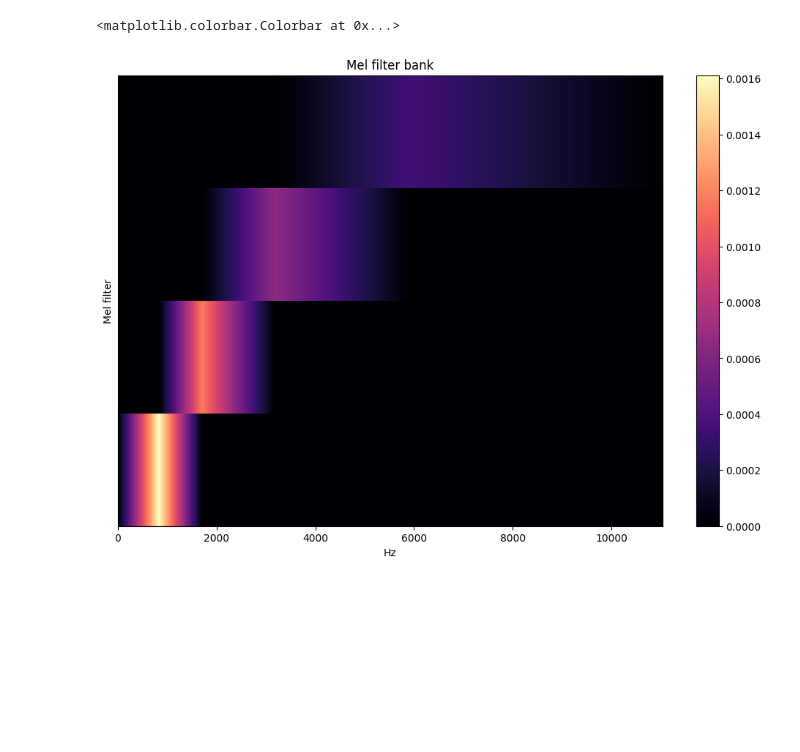
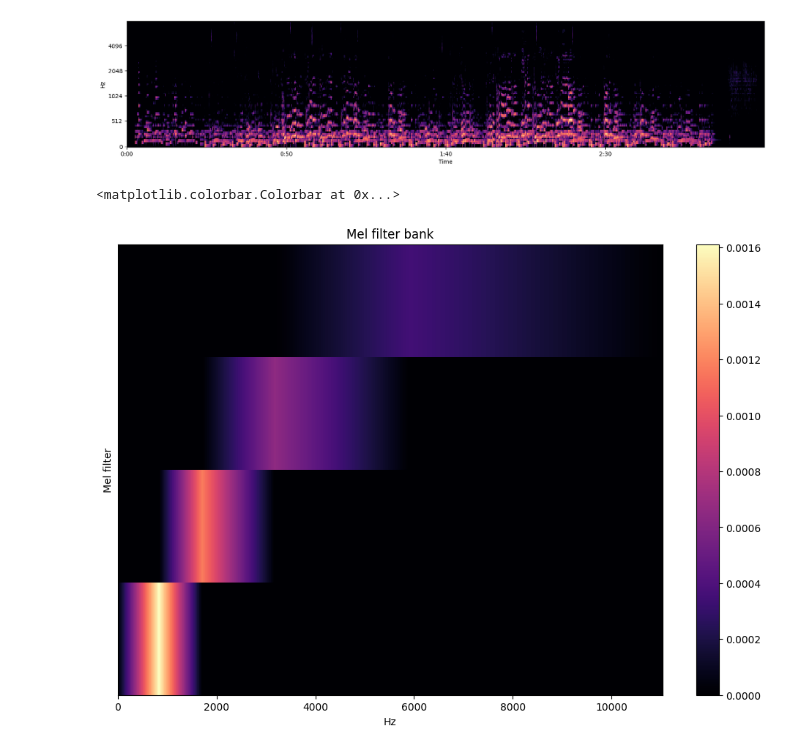
Before and after one commit to hugoalfedoputra/mudelling, a Jupyter notebook: prep/file-from-laptop-test.ipynb, the cells around one changed output. Cells and saved outputs as stored; diff of their text form; code cells hidden in the pictures; blank space fills up the shorter version.

```diff
--- a/prep/file-from-laptop-test.ipynb
+++ b/prep/file-from-laptop-test.ipynb
@@ -91,3 +188,10 @@ plt.show()
+# %%
+plt.figure(figsize=(20,4))
+librosa.display.specshow(s_db2, sr=sr2, x_axis='time', y_axis='mel')
+# plt.colorbar()
+plt.show()
+# %% [output]
+[figure, added]
 # %%
 # s_mel = librosa.filters.mel(sr=SAMPLE_RATE, n_mels=96, n_fft=2048)
 s_mel = librosa.filters.mel(sr=SAMPLE_RATE, n_mels=4, n_fft=2048)
```
Also changed, not shown: parts of 6 cells of this notebook, 11 other files.
